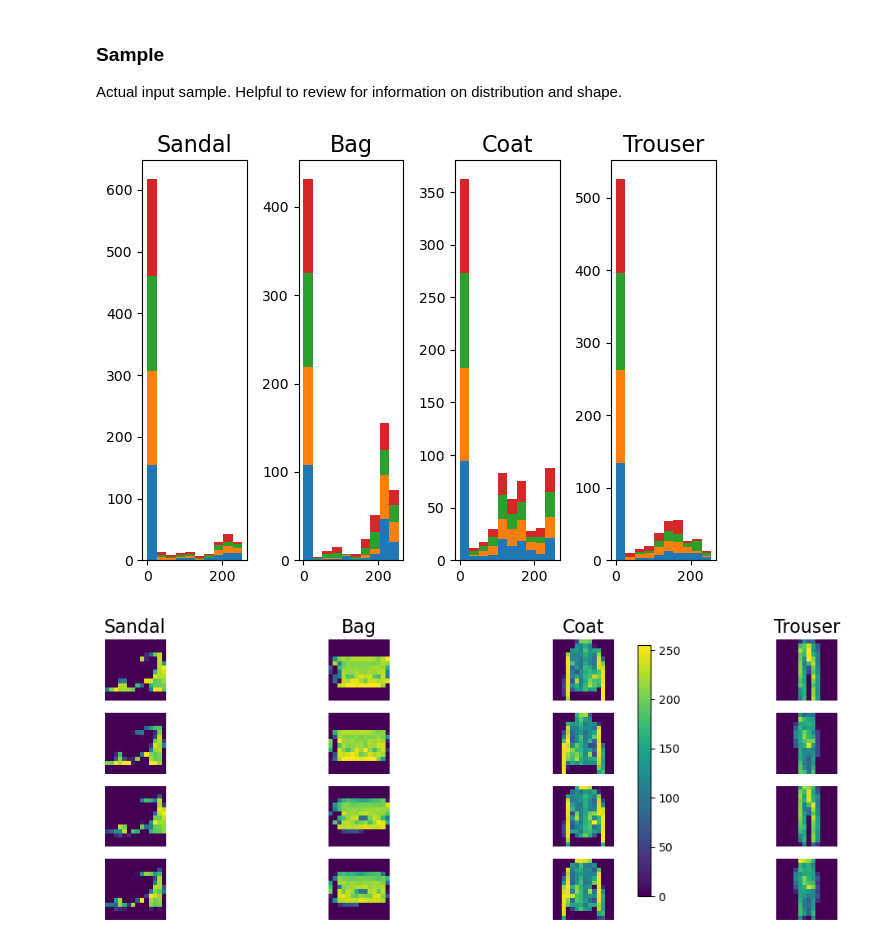
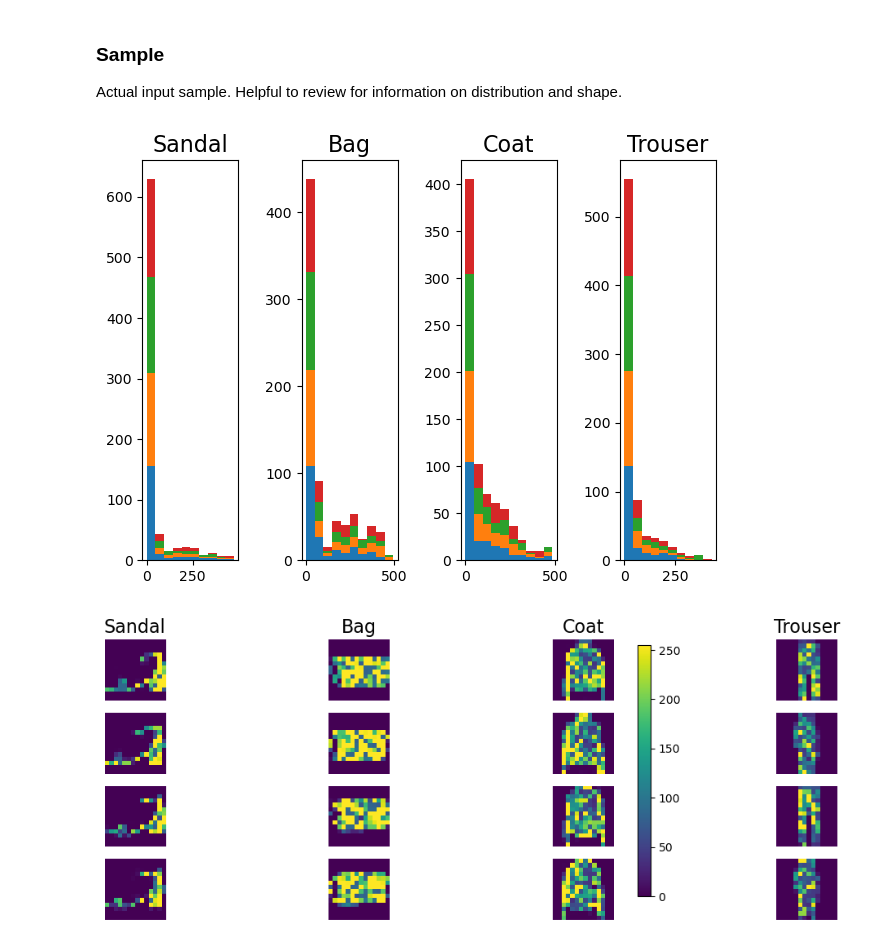
Before and after one commit to TheOpenSI/QML-QPF, a Jupyter notebook: visualizations/dense_layer_activation/no_filter_fashion_mnist.ipynb, the cells around one changed output. Drawn from its saved outputs; the diff is of its cells as text; code cells hidden in the pictures.

Commit message:
Wrapping up experimentation collecting visuals preparing to assemble documentation

```diff
--- a/visualizations/dense_layer_activation/no_filter_fashion_mnist.ipynb
+++ b/visualizations/dense_layer_activation/no_filter_fashion_mnist.ipynb
@@ -414,0 +505,12 @@ plt.show()
+# %%
+f, ax = plt.subplots(nrows=1, ncols=4, figsize=(12, 4))
+for i, title in enumerate(image_titles):
+    ax[i].set_title(title, fontsize=16)
+    ax[i].imshow(reassembled(weighted_scaled [i,:,:,:]))
+    ax[i].axis('off')
+
+
+#cbar = f.colorbar(im, ax=ax.ravel().tolist())
+
+plt.tight_layout()
+plt.show()
@@ -534,0 +730,12 @@ WARNING:tensorflow:6 out of the last 6 calls to <function pfor.<locals>.f at 0x.
+# %%
+f, ax = plt.subplots(nrows=1, ncols=4, figsize=(12, 4))
+for i, title in enumerate(image_titles):
+    ax[i].set_title(title, fontsize=16)
+    ax[i].imshow(reassembled(weighted_scaled [i,:,:,:]))
+    ax[i].axis('off')
+
+
+#cbar = f.colorbar(im, ax=ax.ravel().tolist())
+
+plt.tight_layout()
+plt.show()
@@ -671,0 +975,12 @@ plt.show()
+# %%
+f, ax = plt.subplots(nrows=1, ncols=4, figsize=(12, 4))
+for i, title in enumerate(image_titles):
+    ax[i].set_title(title, fontsize=16)
+    ax[i].imshow(reassembled(weighted_scaled [i,:,:,:]))
+    ax[i].axis('off')
+
+
+#cbar = f.colorbar(im, ax=ax.ravel().tolist())
+
+plt.tight_layout()
+plt.show()
@@ -710,7 +1027,7 @@ sn.heatmap(sums, annot=True)
 
 Actual input sample. Helpful to review for information on distribution and shape.
 # %%
-tr4_scaled = tr4
+tr4_scaled = (tr4 * weighted_scaled/127)
 
 tr4_scaled = tr4_scaled.reshape([4,14*14,4])
 
@@ -720,36 +1037,36 @@ ax[0].set_title("Sandal", fontsize=16)
 ax[0].hist(tr4_scaled[0,:,:], stacked=True)
 ax[1].set_title("Bag", fontsize=16)
 ax[1].hist(tr4_scaled[1,:,:], stacked=True)
 ax[2].set_title("Coat", fontsize=16)
 ax[2].hist(tr4_scaled[2,:,:], stacked=True)
 ax[3].set_title("Trouser", fontsize=16)
 ax[3].hist(tr4_scaled[3,:,:], stacked=True)
 
 
 plt.tight_layout()
 plt.show()
 
-tr4_scaled = tr4
+tr4_scaled = tr4_scaled.reshape([4,14,14,4])
 
 f, ax = plt.subplots(nrows=4, ncols=4, figsize=(12, 4))
 for i, title in enumerate(image_titles):
     ax[0, i].set_title(title, fontsize=16)
     im = ax[0, i].imshow(tr4_scaled[i,:,:,0], vmin=0, vmax=255)
     ax[0, i].axis('off')
     ax[1, i].imshow(tr4_scaled[i,:,:,1], vmin=0, vmax=255)
     ax[1, i].axis('off')
     ax[2, i].imshow(tr4_scaled[i,:,:,2], vmin=0, vmax=255)
     ax[2, i].axis('off')
     ax[3, i].imshow(tr4_scaled[i,:,:,3], vmin=0, vmax=255)
     ax[3, i].axis('off')
 
 cbar = f.colorbar(im, ax=ax.ravel().tolist())
 
 plt.tight_layout()
 plt.show()
 # %% [output]
-[figure, old version]
+[figure, new version]
-[figure, old version]
+[figure, new version]
 # %%
 f, ax = plt.subplots(nrows=1, ncols=4, figsize=(12, 4))
 for i, title in enumerate(image_titles):
```
Also changed, not shown: parts of 22 cells of this notebook, 17 other files.
